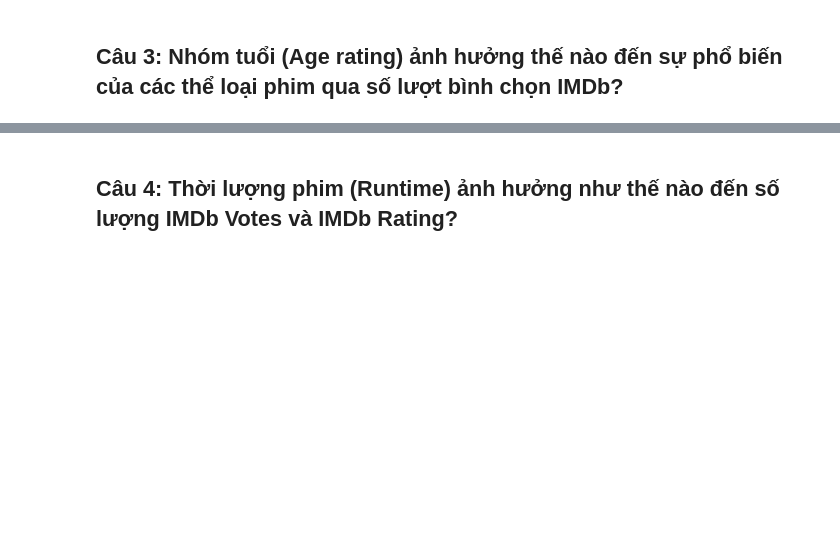
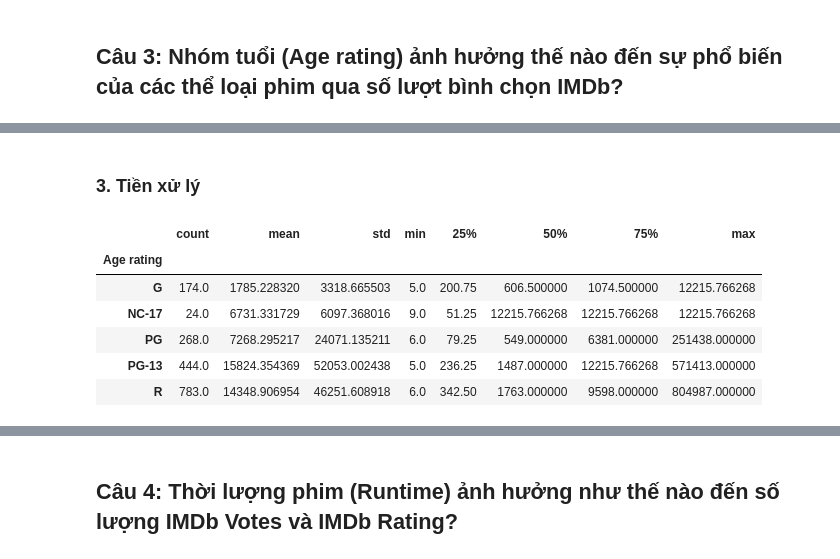
Before and after one commit to alpaca3000/IntroToDS, a Jupyter notebook: Source_codes/AnsweringQuestion.ipynb, the cells around one changed output, grey strips where cells are left out. Cells and saved outputs as stored; diff of their text form; code cells hidden in the pictures; blank space fills up the shorter version.

```diff
--- a/Source_codes/AnsweringQuestion.ipynb
+++ b/Source_codes/AnsweringQuestion.ipynb
@@ -245,0 +263,14 @@ Trả lời câu hỏi này:
+# %% [markdown]
+### 3. Tiền xử lý
+# %%
+# Nhóm dữ liệu theo "Age rating" và tính toán các thống kê mô tả của số lượt bình chọn IMDb
+age_rating_stats = df.groupby('Age rating')['IMDb Votes'].describe()
+age_rating_stats
+# %% [output]
+|  | count | mean | std | min | 25% | 50% | 75% | max |
+| Age rating |  |  |  |  |  |  |  |  |
+| G | 174.0 | 1785.228320 | 3318.665503 | 5.0 | 200.75 | 606.500000 | 1074.500000 | 12215.766268 |
+| NC-17 | 24.0 | 6731.331729 | 6097.368016 | 9.0 | 51.25 | 12215.766268 | 12215.766268 | 12215.766268 |
+| PG | 268.0 | 7268.295217 | 24071.135211 | 6.0 | 79.25 | 549.000000 | 6381.000000 | 251438.000000 |
+| PG-13 | 444.0 | 15824.354369 | 52053.002438 | 5.0 | 236.25 | 1487.000000 | 12215.766268 | 571413.000000 |
+| R | 783.0 | 14348.906954 | 46251.608918 | 6.0 | 342.50 | 1763.000000 | 9598.000000 | 804987.000000 |
```
Also changed, not shown: parts of 20 cells of this notebook.
